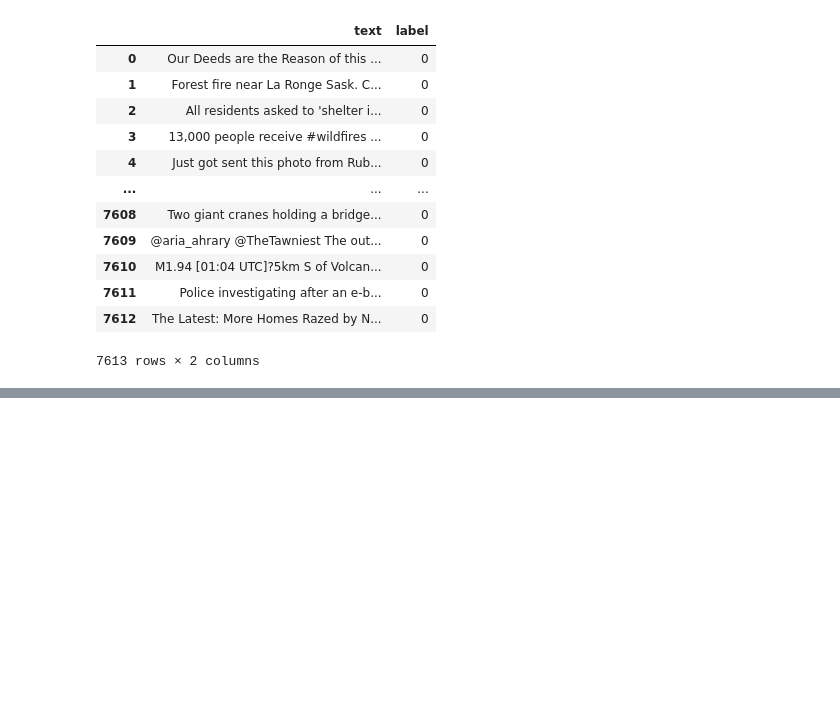
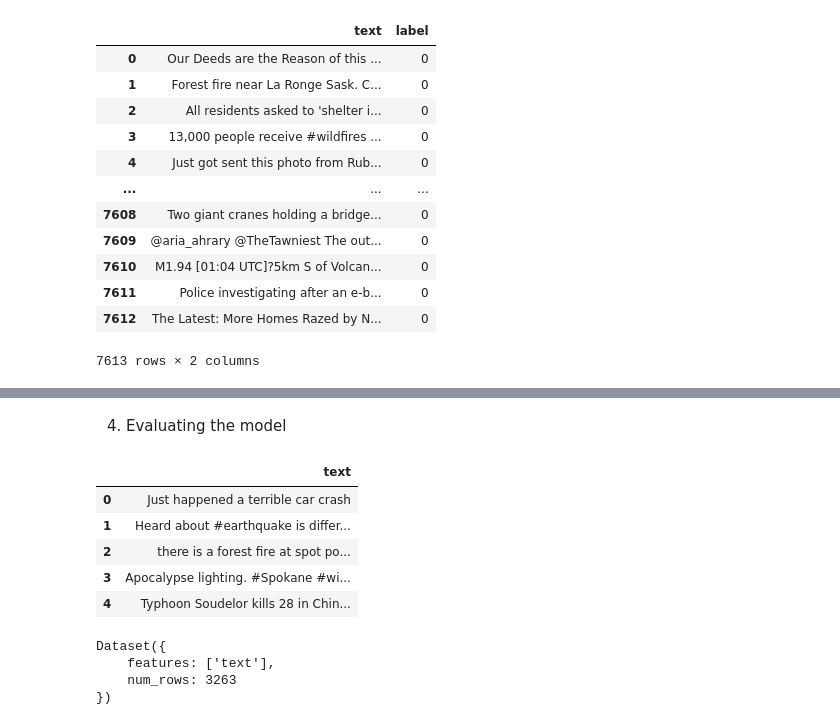
Before and after one commit to HAL22/Kaggle-Competitions, a Jupyter notebook: Disaster_Tweets.ipynb, the cells around one changed output, grey strips where cells are left out. Saved outputs shown, nothing was run; the diff lists cells and outputs as text; code cells hidden in the pictures; blank space fills up the shorter version.

```diff
--- a/Disaster_Tweets.ipynb
+++ b/Disaster_Tweets.ipynb
@@ -200,0 +180,15 @@ trainer.evaluate
+# %% [markdown]
+4. Evaluating the model
+# %%
+df_validation = pd.read_csv('test.csv')
+# %%
+df_validation = df_validation[['text']].copy()
+# %%
+df_validation.head()
+# %% [output]
+|  | text |
+| 0 | Just happened a terrible car crash |
+| 1 | Heard about #earthquake is differ... |
+| 2 | there is a forest fire at spot po... |
+| 3 | Apocalypse lighting. #Spokane #wi... |
+| 4 | Typhoon Soudelor kills 28 in Chin... |
@@ -200,0 +197,7 @@ trainer.evaluate
+# %%
+validation
+# %% [output]
+Dataset({
+    features: ['text'],
+    num_rows: 3263
+})
```
Also changed, not shown: parts of 25 cells of this notebook.
